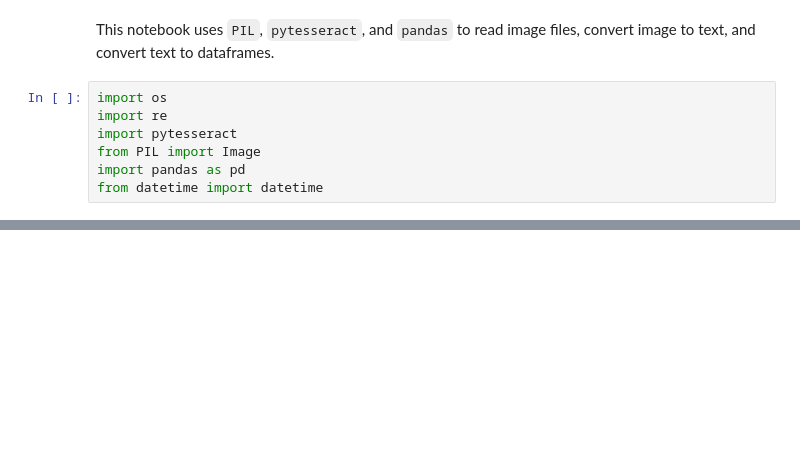
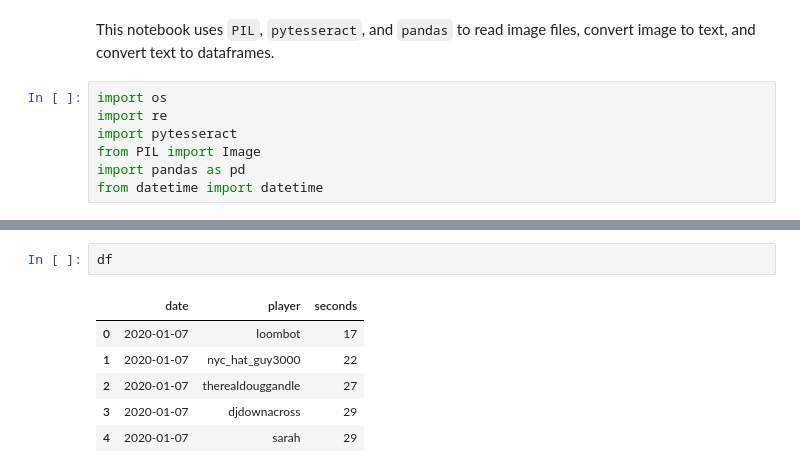
Before and after one commit to sfrenchs/good-at-words, a Jupyter notebook: extract_data.ipynb, the cells around one changed output, grey strips where cells are left out. Cells and saved outputs as stored; diff of their text form; blank space fills up the shorter version.

```diff
--- a/extract_data.ipynb
+++ b/extract_data.ipynb
@@ -138,0 +131,9 @@ get_seconds(text)
+# %%
+df
+# %% [output]
+|  | date | player | seconds |
+| 0 | 2020-01-07 | loombot | 17 |
+| 1 | 2020-01-07 | nyc_hat_guy3000 | 22 |
+| 2 | 2020-01-07 | therealdouggandle | 27 |
+| 3 | 2020-01-07 | djdownacross | 29 |
+| 4 | 2020-01-07 | sarah | 29 |
```
Also changed, not shown: parts of 24 cells of this notebook.
